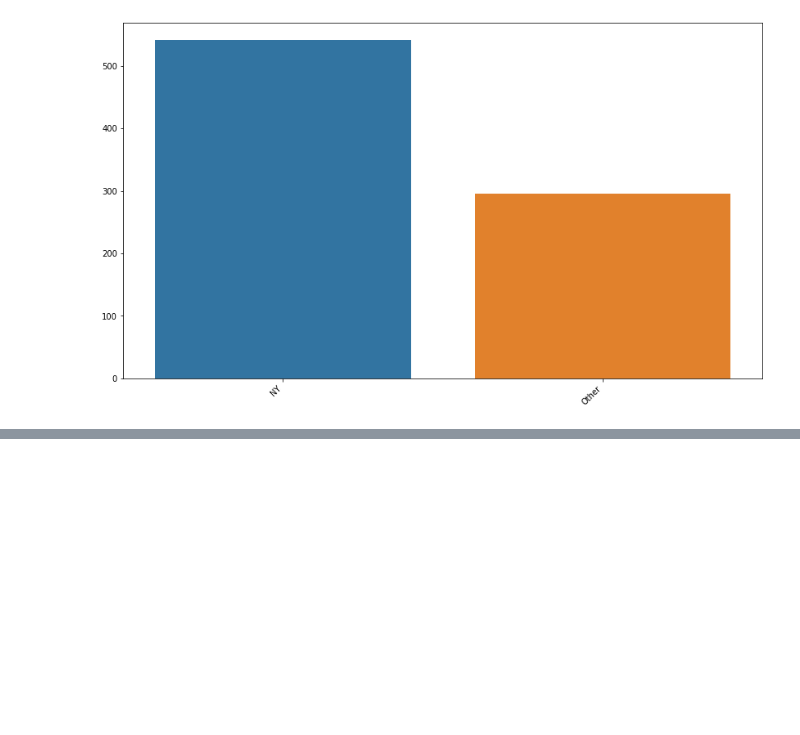
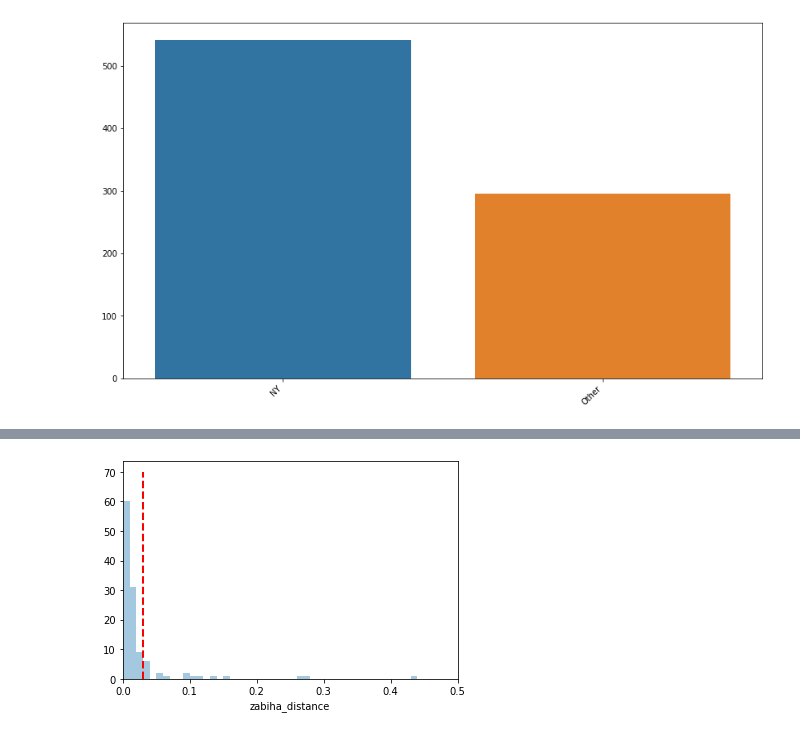
Before and after one commit to WAzaizeh/Halal_o_Meter, a Jupyter notebook: src/data/EDA/Yelp_EDA.ipynb, the cells around one changed output, grey strips where cells are left out. Drawn from its saved outputs; the diff is of its cells as text; code cells hidden in the pictures; blank space fills up the shorter version.

```diff
--- a/src/data/EDA/Yelp_EDA.ipynb
+++ b/src/data/EDA/Yelp_EDA.ipynb
@@ -314 +331,9 @@ What's around 0.5?
+# %%
+# plot distribution of distance for all zabiha with similarity higher than 0.5 very close to the restaurant of interest
+sns.distplot(halal_df[halal_df['zabiha_similarity'] > 0.5]['zabiha_distance'], kde=False, bins=np.arange(0.0, 1.0, 0.01))
+plt.xlim(0, 0.5)
+plt.plot([.03, .03],[0, 70], linewidth=2, linestyle='dashed', color='r') # cutoff between 2 & 5. To remove noise
+plt.show()
+# %% [output]
+[figure, added]
 # %%
```
Also changed, not shown: parts of 18 cells of this notebook, 7 other files.
